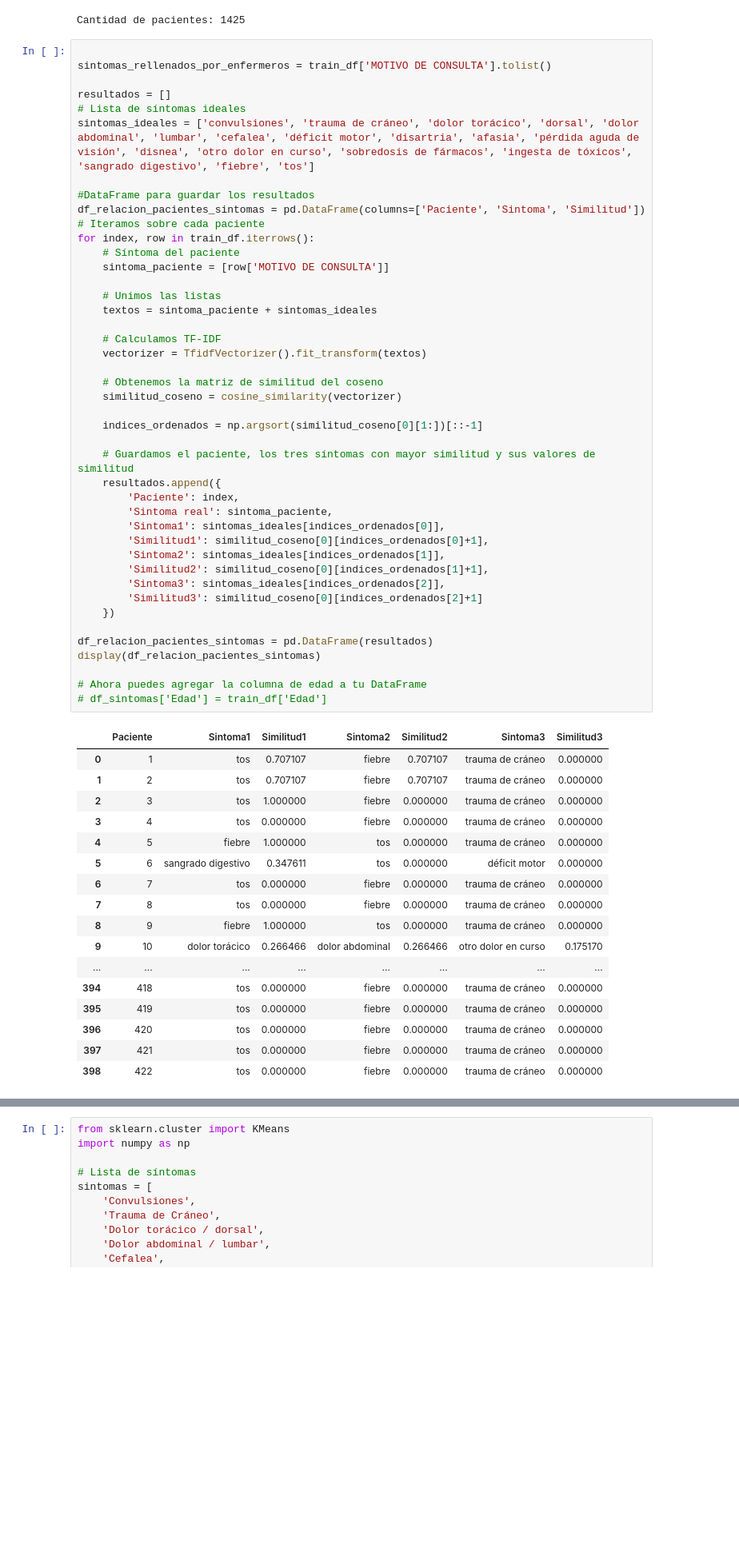
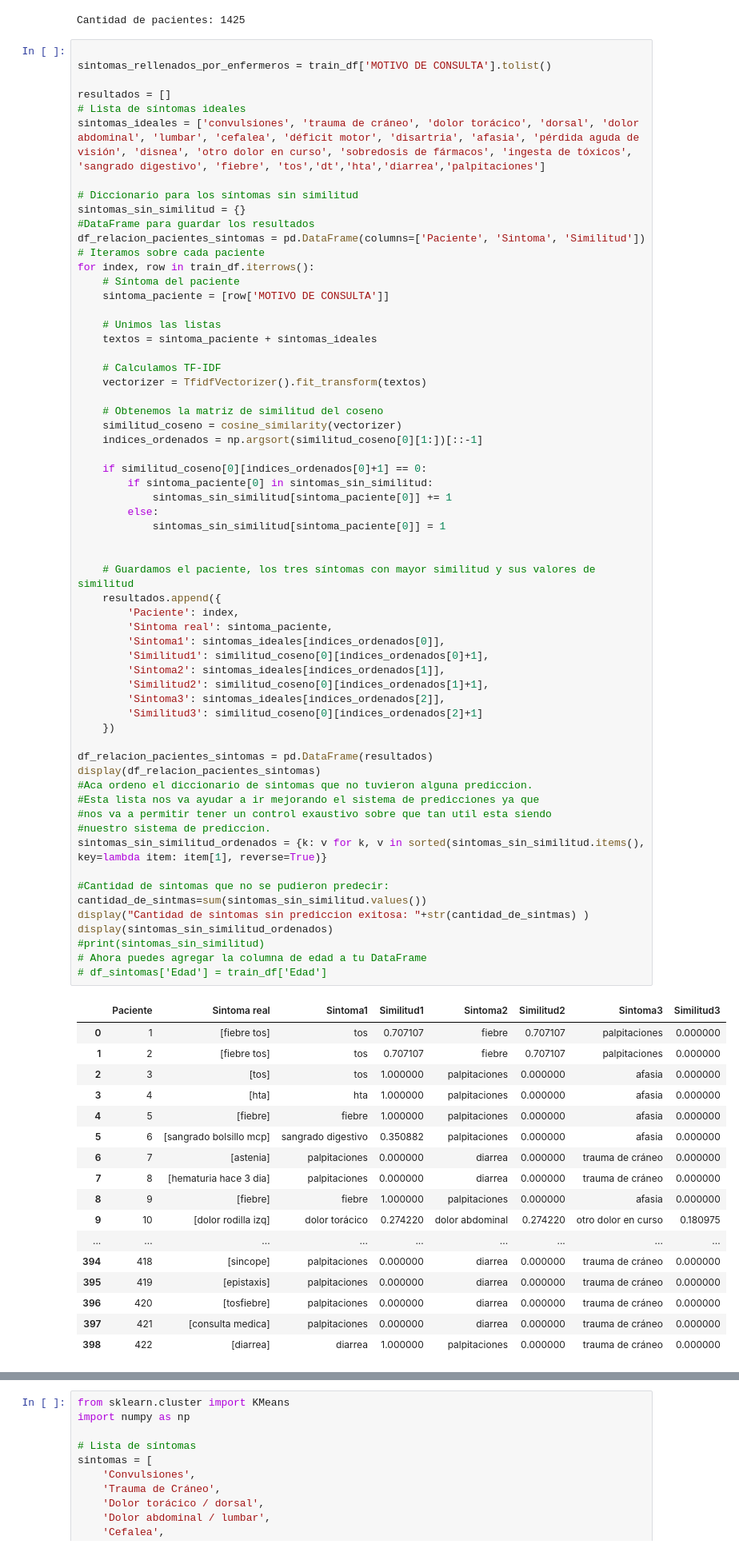
Before and after one commit to Adriellevy/Triage_HF, a Jupyter notebook: DataAnalysisAndReports/notebooks/Triage_HF.ipynb, the cells around one changed output, grey strips where cells are left out. Shown at 80% size. Cells and saved outputs as stored; diff of their text form; blank space fills up the shorter version.

```diff
--- a/DataAnalysisAndReports/notebooks/Triage_HF.ipynb
+++ b/DataAnalysisAndReports/notebooks/Triage_HF.ipynb
@@ -525,8 +525,10 @@ sintomas_rellenados_por_enfermeros = train_df['MOTIVO DE CONSULTA'].tolist()
 
 resultados = []
 # Lista de síntomas ideales
-sintomas_ideales = ['convulsiones', 'trauma de cráneo', 'dolor torácico', 'dorsal', 'dolor abdominal', 'lumbar', 'cefalea', 'déficit motor', 'disartria', 'afasia', 'pérdida aguda de visión', 'disnea', 'otro dolor en curso', 'sobredosis de fármacos', 'ingesta de tóxicos', 'sangrado digestivo', 'fiebre', 'tos']
+sintomas_ideales = ['convulsiones', 'trauma de cráneo', 'dolor torácico', 'dorsal', 'dolor abdominal', 'lumbar', 'cefalea', 'déficit motor', 'disartria', 'afasia', 'pérdida aguda de visión', 'disnea', 'otro dolor en curso', 'sobredosis de fármacos', 'ingesta de tóxicos', 'sangrado digestivo', 'fiebre', 'tos','dt','hta','diarrea','palpitaciones']
 
+# Diccionario para los síntomas sin similitud
+sintomas_sin_similitud = {}
 #DataFrame para guardar los resultados
 df_relacion_pacientes_sintomas = pd.DataFrame(columns=['Paciente', 'Sintoma', 'Similitud'])
 # Iteramos sobre cada paciente
@@ -535,48 +537,64 @@ for index, row in train_df.iterrows():
     sintoma_paciente = [row['MOTIVO DE CONSULTA']]
 
     # Unimos las listas
     textos = sintoma_paciente + sintomas_ideales
 
     # Calculamos TF-IDF
     vectorizer = TfidfVectorizer().fit_transform(textos)
 
     # Obtenemos la matriz de similitud del coseno
     similitud_coseno = cosine_similarity(vectorizer)
+    indices_ordenados = np.argsort(similitud_coseno[0][1:])[::-1]
 
-    indices_ordenados = np.argsort(similitud_coseno[0][1:])[::-1]
+    if similitud_coseno[0][indices_ordenados[0]+1] == 0:
+        if sintoma_paciente[0] in sintomas_sin_similitud:
+            sintomas_sin_similitud[sintoma_paciente[0]] += 1
+        else:
+            sintomas_sin_similitud[sintoma_paciente[0]] = 1
+
 
     # Guardamos el paciente, los tres síntomas con mayor similitud y sus valores de similitud
     resultados.append({
         'Paciente': index,
         'Sintoma real': sintoma_paciente,
         'Sintoma1': sintomas_ideales[indices_ordenados[0]],
         'Similitud1': similitud_coseno[0][indices_ordenados[0]+1],
         'Sintoma2': sintomas_ideales[indices_ordenados[1]],
         'Similitud2': similitud_coseno[0][indices_ordenados[1]+1],
         'Sintoma3': sintomas_ideales[indices_ordenados[2]],
         'Similitud3': similitud_coseno[0][indices_ordenados[2]+1]
     })
 
 df_relacion_pacientes_sintomas = pd.DataFrame(resultados)
 display(df_relacion_pacientes_sintomas)
+#Aca ordeno el diccionario de sintomas que no tuvieron alguna prediccion.
+#Esta lista nos va ayudar a ir mejorando el sistema de predicciones ya que
+#nos va a permitir tener un control exaustivo sobre que tan util esta siendo
+#nuestro sistema de prediccion.
+sintomas_sin_similitud_ordenados = {k: v for k, v in sorted(sintomas_sin_similitud.items(), key=lambda item: item[1], reverse=True)}
 
+#Cantidad de sintomas que no se pudieron predecir:
+cantidad_de_sintmas=sum(sintomas_sin_similitud.values())
+display("Cantidad de sintomas sin prediccion exitosa: "+str(cantidad_de_sintmas) )
+display(sintomas_sin_similitud_ordenados)
+#print(sintomas_sin_similitud)
 # Ahora puedes agregar la columna de edad a tu DataFrame
 # df_sintomas['Edad'] = train_df['Edad']
 # %% [output]
-|  | Paciente | Sintoma1 | Similitud1 | Sintoma2 | Similitud2 | Sintoma3 | Similitud3 |
-| 0 | 1 | tos | 0.707107 | fiebre | 0.707107 | trauma de cráneo | 0.000000 |
-| 1 | 2 | tos | 0.707107 | fiebre | 0.707107 | trauma de cráneo | 0.000000 |
-| 2 | 3 | tos | 1.000000 | fiebre | 0.000000 | trauma de cráneo | 0.000000 |
-| 3 | 4 | tos | 0.000000 | fiebre | 0.000000 | trauma de cráneo | 0.000000 |
-| 4 | 5 | fiebre | 1.000000 | tos | 0.000000 | trauma de cráneo | 0.000000 |
-| 5 | 6 | sangrado digestivo | 0.347611 | tos | 0.000000 | déficit motor | 0.000000 |
-| 6 | 7 | tos | 0.000000 | fiebre | 0.000000 | trauma de cráneo | 0.000000 |
-| 7 | 8 | tos | 0.000000 | fiebre | 0.000000 | trauma de cráneo | 0.000000 |
-| 8 | 9 | fiebre | 1.000000 | tos | 0.000000 | trauma de cráneo | 0.000000 |
-| 9 | 10 | dolor torácico | 0.266466 | dolor abdominal | 0.266466 | otro dolor en curso | 0.175170 |
-| ... | ... | ... | ... | ... | ... | ... | ... |
-| 394 | 418 | tos | 0.000000 | fiebre | 0.000000 | trauma de cráneo | 0.000000 |
-| 395 | 419 | tos | 0.000000 | fiebre | 0.000000 | trauma de cráneo | 0.000000 |
-| 396 | 420 | tos | 0.000000 | fiebre | 0.000000 | trauma de cráneo | 0.000000 |
-| 397 | 421 | tos | 0.000000 | fiebre | 0.000000 | trauma de cráneo | 0.000000 |
-| 398 | 422 | tos | 0.000000 | fiebre | 0.000000 | trauma de cráneo | 0.000000 |
+|  | Paciente | Sintoma real | Sintoma1 | Similitud1 | Sintoma2 | Similitud2 | Sintoma3 | Similitud3 |
+| 0 | 1 | [fiebre tos] | tos | 0.707107 | fiebre | 0.707107 | palpitaciones | 0.000000 |
+| 1 | 2 | [fiebre tos] | tos | 0.707107 | fiebre | 0.707107 | palpitaciones | 0.000000 |
+| 2 | 3 | [tos] | tos | 1.000000 | palpitaciones | 0.000000 | afasia | 0.000000 |
+| 3 | 4 | [hta] | hta | 1.000000 | palpitaciones | 0.000000 | afasia | 0.000000 |
+| 4 | 5 | [fiebre] | fiebre | 1.000000 | palpitaciones | 0.000000 | afasia | 0.000000 |
+| 5 | 6 | [sangrado bolsillo mcp] | sangrado digestivo | 0.350882 | palpitaciones | 0.000000 | afasia | 0.000000 |
+| 6 | 7 | [astenia] | palpitaciones | 0.000000 | diarrea | 0.000000 | trauma de cráneo | 0.000000 |
+| 7 | 8 | [hematuria hace 3 dia] | palpitaciones | 0.000000 | diarrea | 0.000000 | trauma de cráneo | 0.000000 |
+| 8 | 9 | [fiebre] | fiebre | 1.000000 | palpitaciones | 0.000000 | afasia | 0.000000 |
+| 9 | 10 | [dolor rodilla izq] | dolor torácico | 0.274220 | dolor abdominal | 0.274220 | otro dolor en curso | 0.180975 |
+| ... | ... | ... | ... | ... | ... | ... | ... | ... |
+| 394 | 418 | [sincope] | palpitaciones | 0.000000 | diarrea | 0.000000 | trauma de cráneo | 0.000000 |
+| 395 | 419 | [epistaxis] | palpitaciones | 0.000000 | diarrea | 0.000000 | trauma de cráneo | 0.000000 |
+| 396 | 420 | [tosfiebre] | palpitaciones | 0.000000 | diarrea | 0.000000 | trauma de cráneo | 0.000000 |
+| 397 | 421 | [consulta medica] | palpitaciones | 0.000000 | diarrea | 0.000000 | trauma de cráneo | 0.000000 |
+| 398 | 422 | [diarrea] | diarrea | 1.000000 | palpitaciones | 0.000000 | trauma de cráneo | 0.000000 |
```
Also changed, not shown: parts of 2 cells of this notebook.
